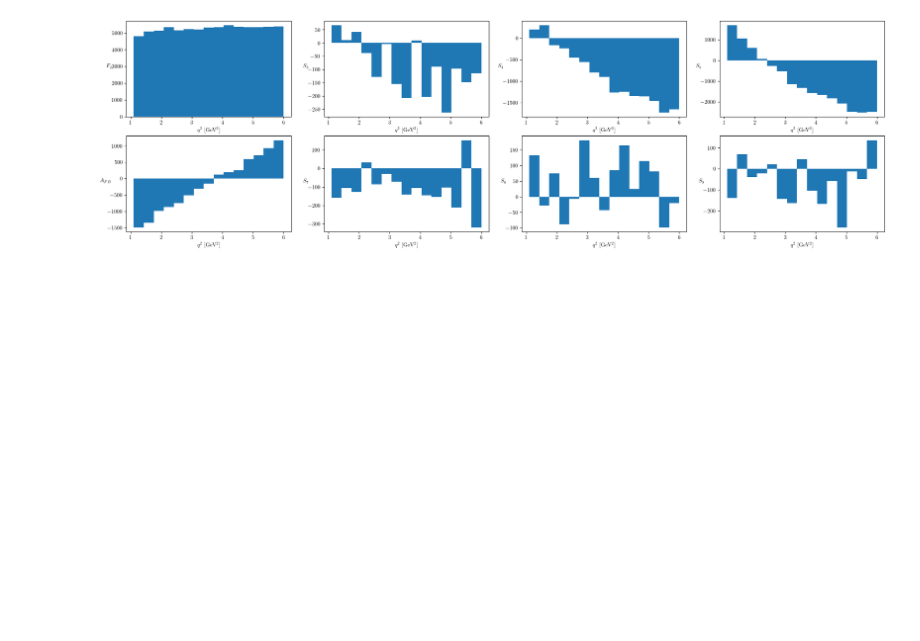
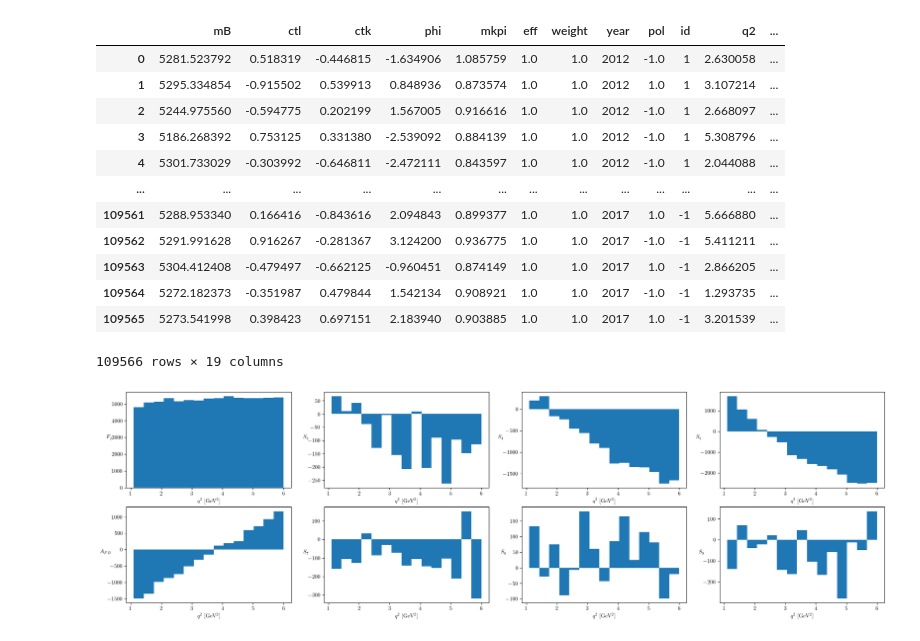
Before and after one commit to mesmith75/unbinned_kstmumu, a Jupyter notebook: calculate_unbinned_moments.ipynb, the cells around one changed output. Cells and saved outputs as stored; diff of their text form; code cells hidden in the pictures; blank space fills up the shorter version.

```diff
--- a/calculate_unbinned_moments.ipynb
+++ b/calculate_unbinned_moments.ipynb
@@ -14,6 +17,21 @@ obs_to_label = {'FL' : '$F_{L}$', 'S3' : '$S_{3}$', 'S4' : '$S_{4}$', 'S5' : '$S
 # %%
 infile = uproot.open('dataset_bin_8.root')['DecayTree'].arrays(library = 'pd')
 infile = moments.calculateAllMoments(infile)
+infile
+# %% [output]
+|  | mB | ctl | ctk | phi | mkpi | eff | weight | year | pol | id | q2 | ... |
+| 0 | 5281.523792 | 0.518319 | -0.446815 | -1.634906 | 1.085759 | 1.0 | 1.0 | 2012 | -1.0 | 1 | 2.630058 | ... |
+| 1 | 5295.334854 | -0.915502 | 0.539913 | 0.848936 | 0.873574 | 1.0 | 1.0 | 2012 | 1.0 | 1 | 3.107214 | ... |
+| 2 | 5244.975560 | -0.594775 | 0.202199 | 1.567005 | 0.916616 | 1.0 | 1.0 | 2012 | -1.0 | 1 | 2.668097 | ... |
+| 3 | 5186.268392 | 0.753125 | 0.331380 | -2.539092 | 0.884139 | 1.0 | 1.0 | 2012 | -1.0 | 1 | 5.308796 | ... |
+| 4 | 5301.733029 | -0.303992 | -0.646811 | -2.472111 | 0.843597 | 1.0 | 1.0 | 2012 | -1.0 | 1 | 2.044088 | ... |
+| ... | ... | ... | ... | ... | ... | ... | ... | ... | ... | ... | ... | ... |
+| 109561 | 5288.953340 | 0.166416 | -0.843616 | 2.094843 | 0.899377 | 1.0 | 1.0 | 2017 | 1.0 | -1 | 5.666880 | ... |
+| 109562 | 5291.991628 | 0.916267 | -0.281367 | 3.124200 | 0.936775 | 1.0 | 1.0 | 2017 | -1.0 | -1 | 5.411211 | ... |
+| 109563 | 5304.412408 | -0.479497 | -0.662125 | -0.960451 | 0.874149 | 1.0 | 1.0 | 2017 | 1.0 | -1 | 2.866205 | ... |
+| 109564 | 5272.182373 | -0.351987 | 0.479844 | 1.542134 | 0.908921 | 1.0 | 1.0 | 2017 | -1.0 | -1 | 1.293735 | ... |
+| 109565 | 5273.541998 | 0.398423 | 0.697151 | 2.183940 | 0.903885 | 1.0 | 1.0 | 2017 | 1.0 | -1 | 3.201539 | ... |
+109566 rows × 19 columns
 # %%
 mom_bins = {}
 fig, ax = plt.subplots(nrows=2, ncols=4, figsize = (25,7))
```
Also changed, not shown: parts of 23 cells of this notebook.
